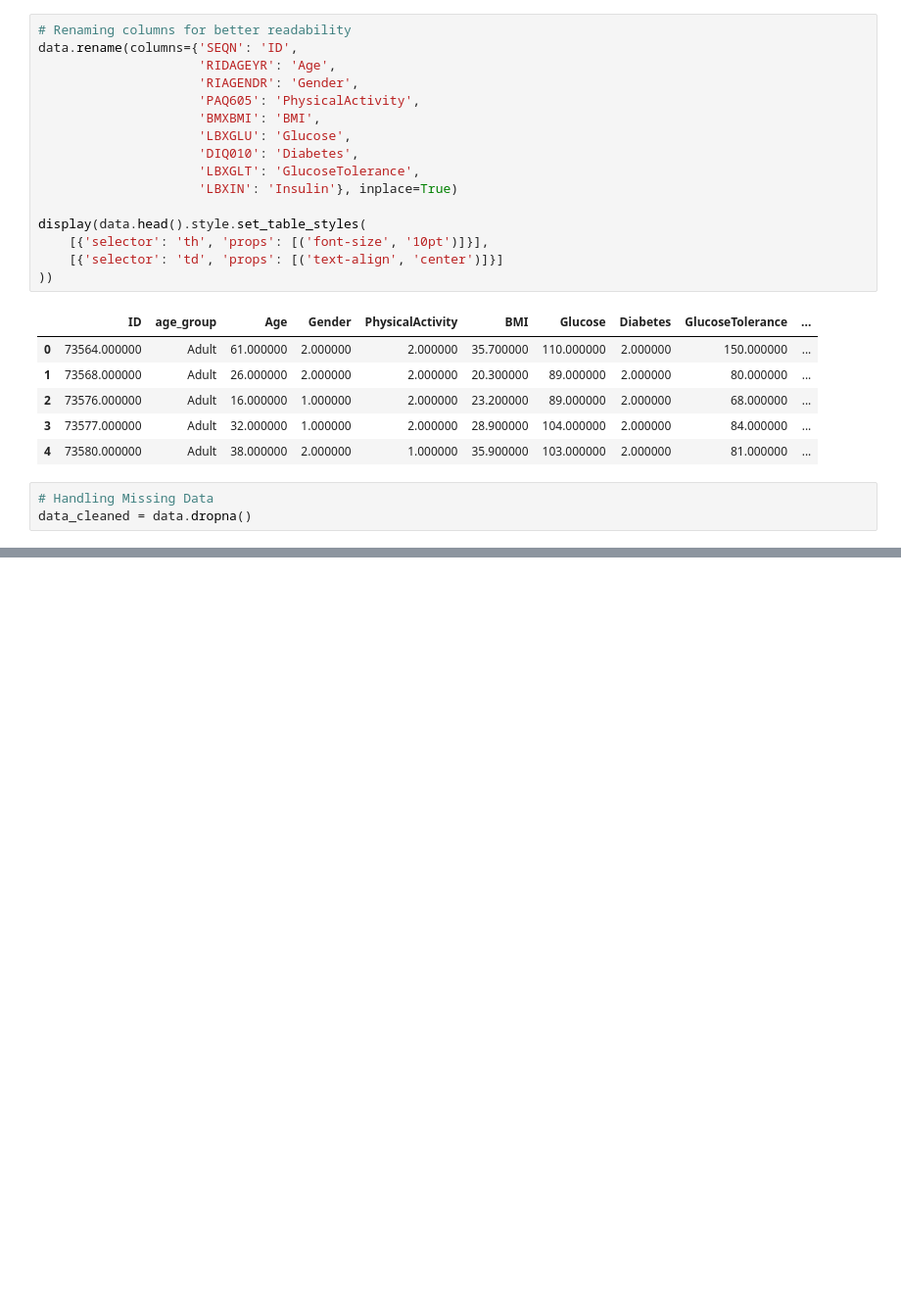
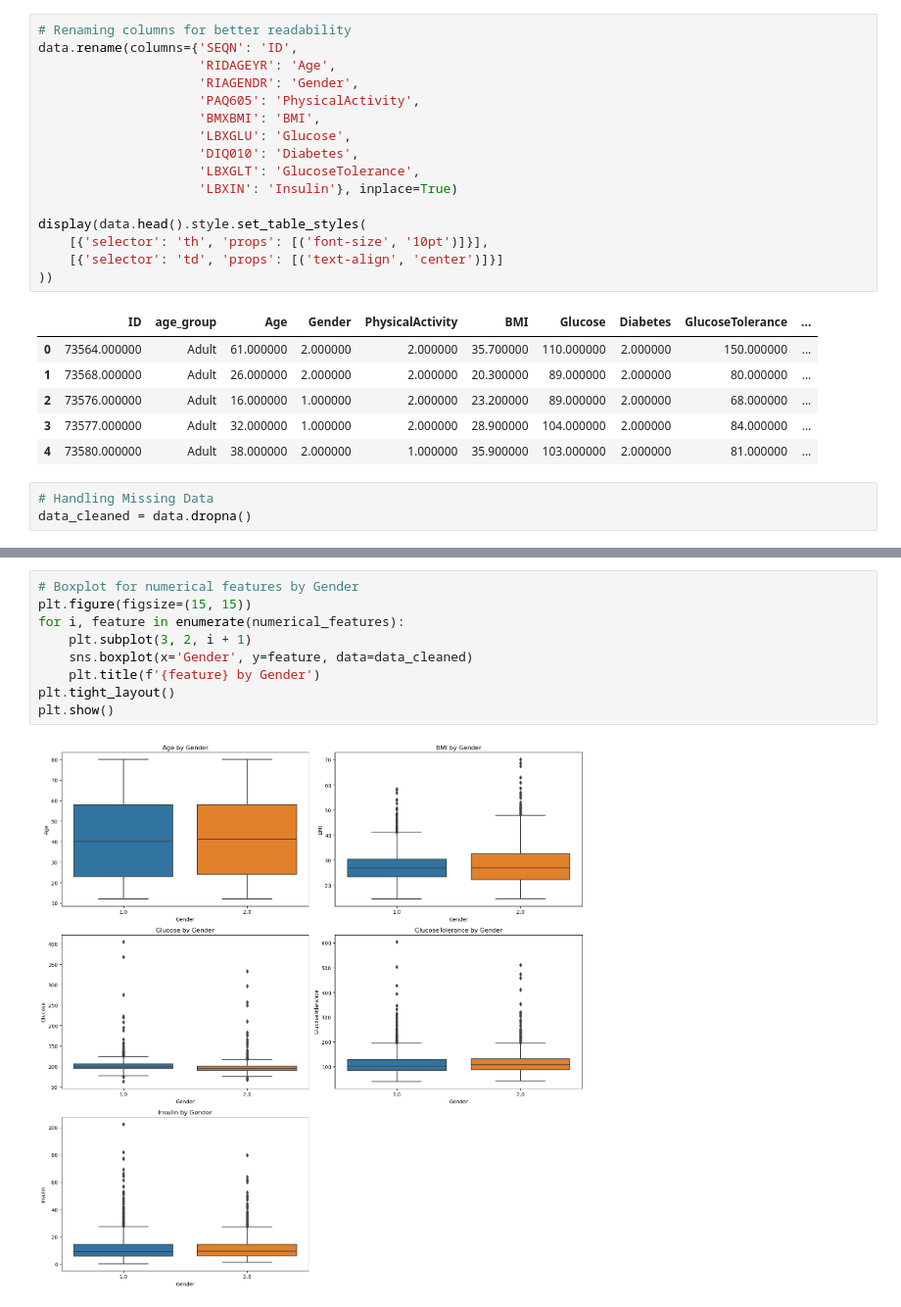
Before and after one commit to CarlaDubehizaRibera/CARLA-RIBERA_CA2ML-DATA, a Jupyter notebook: CARLA RIBERA_2022368-DP_ML_HDIP_CA2.ipynb, the cells around one changed output, grey strips where cells are left out. Shown: that part at 98% size. Cells and saved outputs as stored; diff of their text form; blank space fills up the shorter version.

```diff
--- a/CARLA RIBERA_2022368-DP_ML_HDIP_CA2.ipynb
+++ b/CARLA RIBERA_2022368-DP_ML_HDIP_CA2.ipynb
@@ -119,0 +137,11 @@ data_cleaned = data.dropna()
+# %%
+# Boxplot for numerical features by Gender
+plt.figure(figsize=(15, 15))
+for i, feature in enumerate(numerical_features):
+    plt.subplot(3, 2, i + 1)
+    sns.boxplot(x='Gender', y=feature, data=data_cleaned)
+    plt.title(f'{feature} by Gender')
+plt.tight_layout()
+plt.show()
+# %% [output]
+[figure, added]
```
Also changed, not shown: parts of 2 cells of this notebook.
